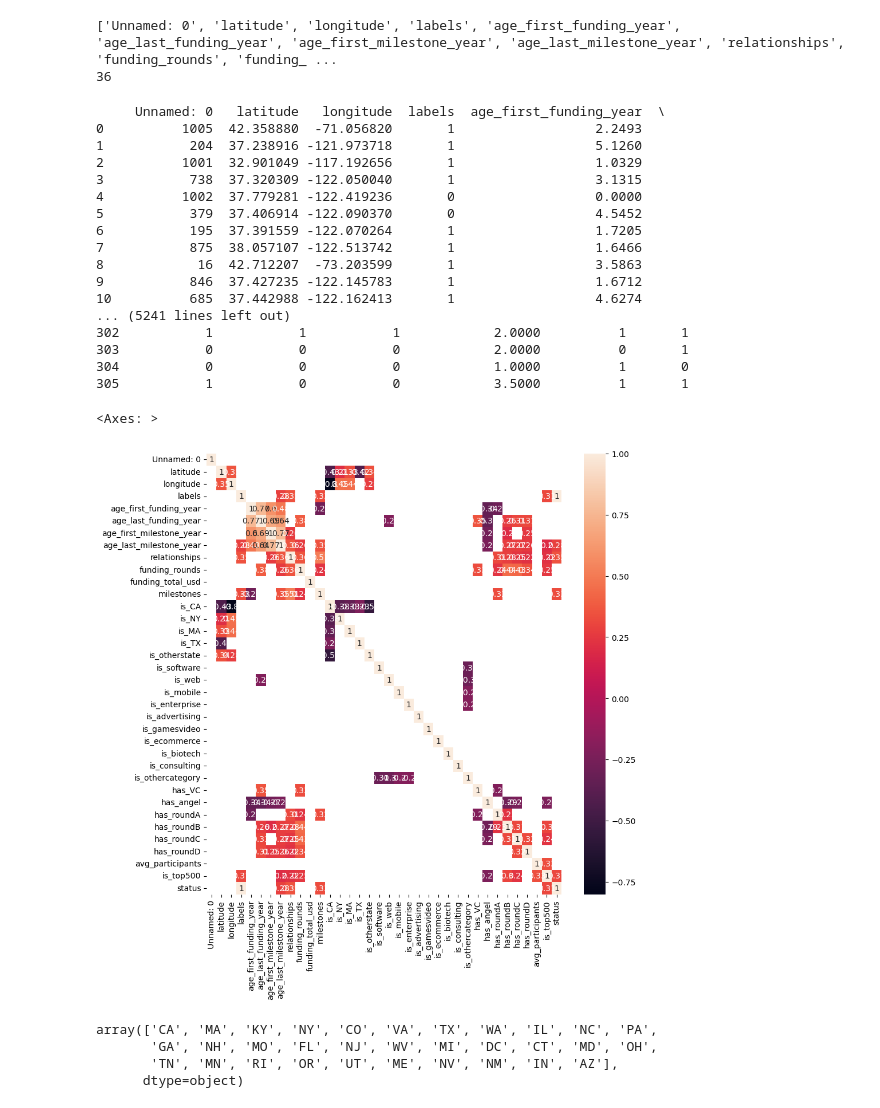
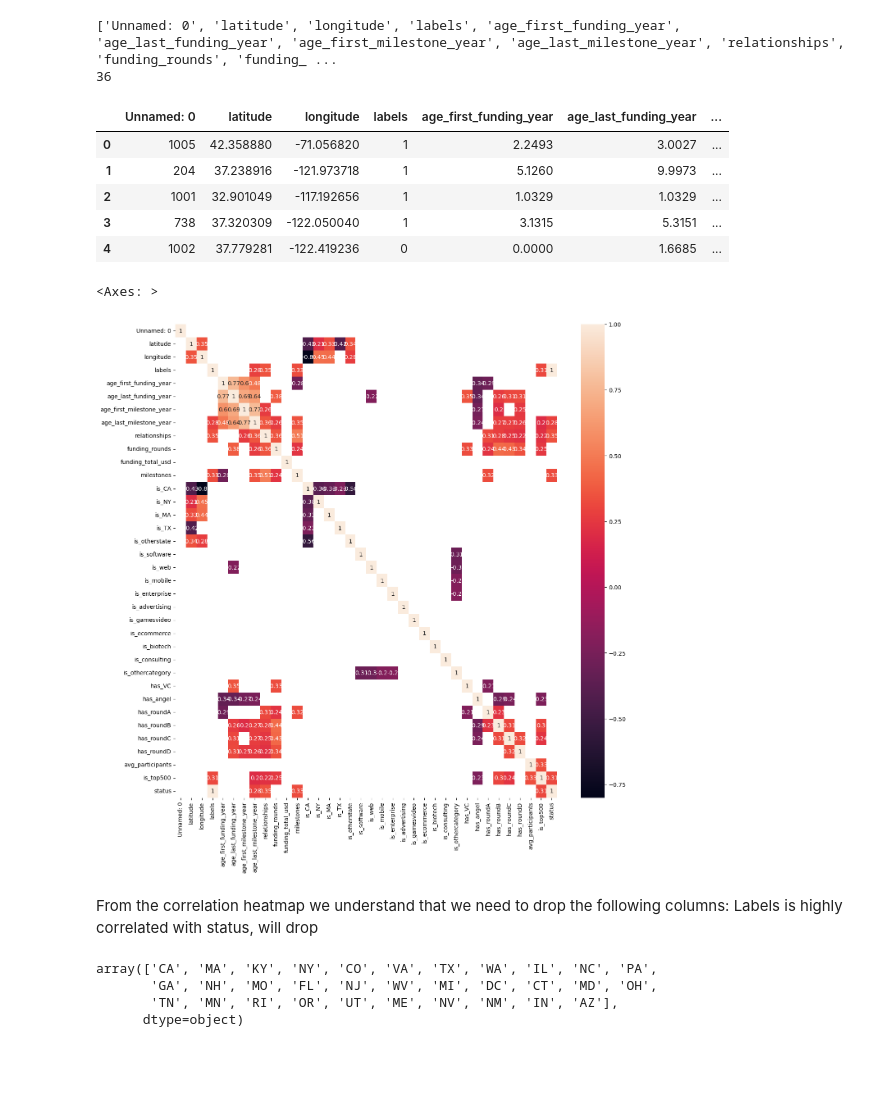
Before and after one commit to cchelmi/BBDA_project3_supervised_ML, a Jupyter notebook: cleaning/Data_Cleaning.ipynb, the cells around one changed output. Cells and saved outputs as stored; diff of their text form; code cells hidden in the pictures; blank space fills up the shorter version.

```diff
--- a/cleaning/Data_Cleaning.ipynb
+++ b/cleaning/Data_Cleaning.ipynb
@@ -114,30 +124,20 @@ print(len(num_cols))
 # Creating a new dataset with the numeric columns so I can create a heatmap to investigate the correlations:
 
 num_df = pd.DataFrame(data[num_cols])
-num_df
+num_df.head()
 # %% [output]
-     Unnamed: 0   latitude   longitude  labels  age_first_funding_year  \
-0          1005  42.358880  -71.056820       1                  2.2493
-1           204  37.238916 -121.973718       1                  5.1260
-2          1001  32.901049 -117.192656       1                  1.0329
-3           738  37.320309 -122.050040       1                  3.1315
-4          1002  37.779281 -122.419236       0                  0.0000
-5           379  37.406914 -122.090370       0                  4.5452
-6           195  37.391559 -122.070264       1                  1.7205
-7           875  38.057107 -122.513742       1                  1.6466
-8            16  42.712207  -73.203599       1                  3.5863
-9           846  37.427235 -122.145783       1                  1.6712
-10          685  37.442988 -122.162413       1                  4.6274
-... (5241 lines left out)
-302           1           1           1            2.0000          1       1
-303           0           0           0            2.0000          0       1
-304           0           0           0            1.0000          1       0
-305           1           0           0            3.5000          1       1
+|  | Unnamed: 0 | latitude | longitude | labels | age_first_funding_year | age_last_funding_year | ... |
+| 0 | 1005 | 42.358880 | -71.056820 | 1 | 2.2493 | 3.0027 | ... |
+| 1 | 204 | 37.238916 | -121.973718 | 1 | 5.1260 | 9.9973 | ... |
+| 2 | 1001 | 32.901049 | -117.192656 | 1 | 1.0329 | 1.0329 | ... |
+| 3 | 738 | 37.320309 | -122.050040 | 1 | 3.1315 | 5.3151 | ... |
+| 4 | 1002 | 37.779281 | -122.419236 | 0 | 0.0000 | 1.6685 | ... |
 # %%
+# Checking the correlation between the numeric columns and the target column and plot it in a heatmap
 corr = num_df.corr()
 high_corr = corr[abs(corr)>0.2]
-plt.figure(figsize=(10,10))
+plt.figure(figsize=(15,15))
 sns.heatmap(high_corr, annot = True)
 # %% [output]
 <Axes: >
-[figure, old version]
+[figure, new version]
@@ -148 +144,4 @@ sns.heatmap(high_corr, annot = True)
+# %% [markdown]
+From the correlation heatmap we understand that we need to drop the following columns:
+Labels is highly correlated with status, will drop
 # %%
```
Also changed, not shown: parts of 17 cells of this notebook, 12 other files.
